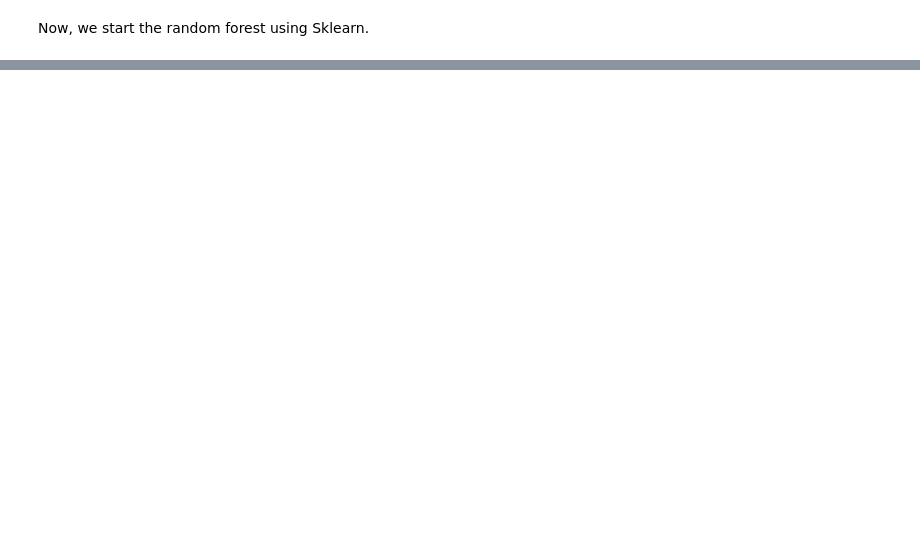
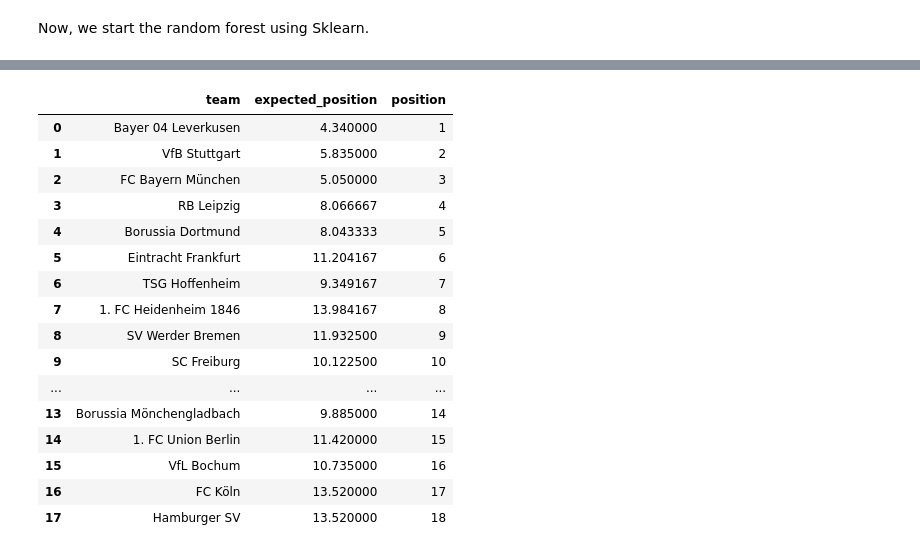
Before and after one commit to Keenan-Penner/Bundesliga_predictor, a Jupyter notebook: project.ipynb, the cells around one changed output, grey strips where cells are left out. Saved outputs shown, nothing was run; the diff lists cells and outputs as text; code cells hidden in the pictures; blank space fills up the shorter version.

```diff
--- a/project.ipynb
+++ b/project.ipynb
@@ -239,0 +246,31 @@ def train_model(X, y) -> Pipeline:
+# %%
+prob = model.predict_proba(df)
+classes = model.named_steps["rf"].classes_
+exp_positions = prob.dot(classes)
+prediction_df = pd.DataFrame({
+        "team": df.index,
+        "expected_position": exp_positions
+        })
+# %%
+prediction_df.sort_values(["expected_position"], ascending=True)
+prediction_df["position"] = prediction_df.index +1
+# %%
+prediction_df
+# %% [output]
+|  | team | expected_position | position |
+| 0 | Bayer 04 Leverkusen | 4.340000 | 1 |
+| 1 | VfB Stuttgart | 5.835000 | 2 |
+| 2 | FC Bayern München | 5.050000 | 3 |
+| 3 | RB Leipzig | 8.066667 | 4 |
+| 4 | Borussia Dortmund | 8.043333 | 5 |
+| 5 | Eintracht Frankfurt | 11.204167 | 6 |
+| 6 | TSG Hoffenheim | 9.349167 | 7 |
+| 7 | 1. FC Heidenheim 1846 | 13.984167 | 8 |
+| 8 | SV Werder Bremen | 11.932500 | 9 |
+| 9 | SC Freiburg | 10.122500 | 10 |
+| ... | ... | ... | ... |
+| 13 | Borussia Mönchengladbach | 9.885000 | 14 |
+| 14 | 1. FC Union Berlin | 11.420000 | 15 |
+| 15 | VfL Bochum | 10.735000 | 16 |
+| 16 | FC Köln | 13.520000 | 17 |
+| 17 | Hamburger SV | 13.520000 | 18 |
```
Also changed, not shown: parts of 9 cells of this notebook.
